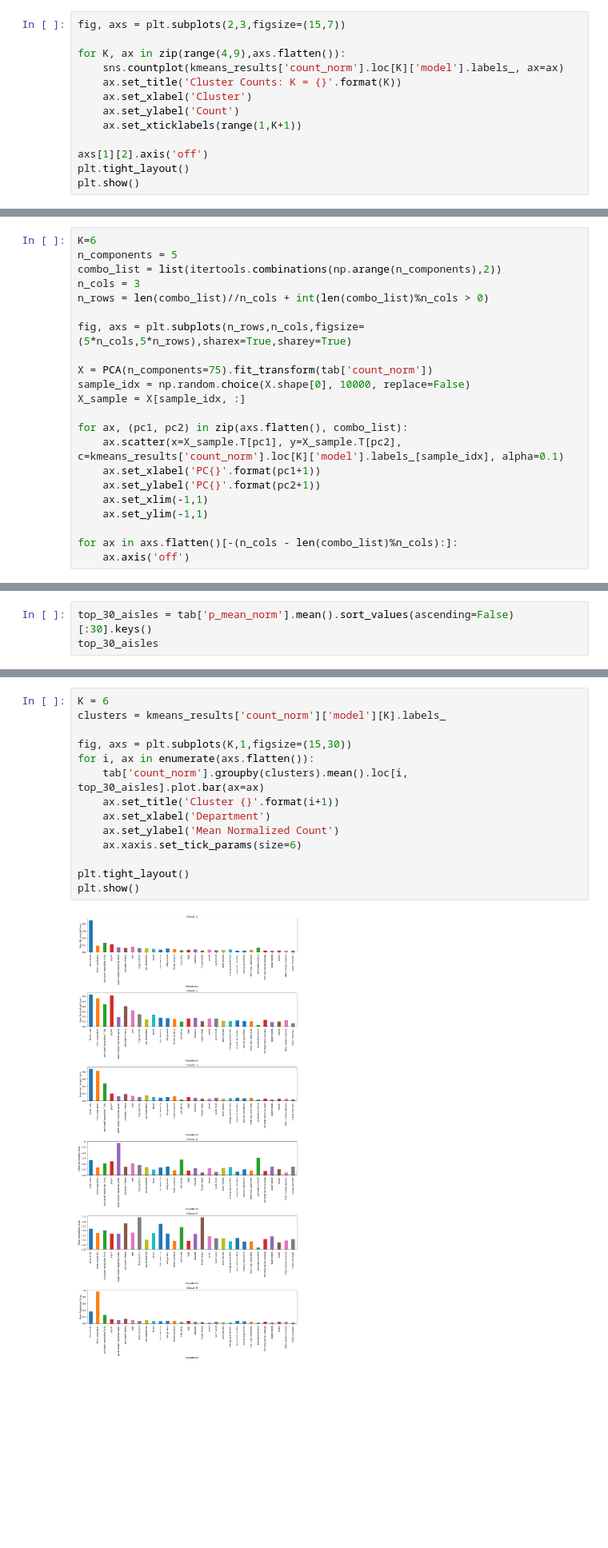
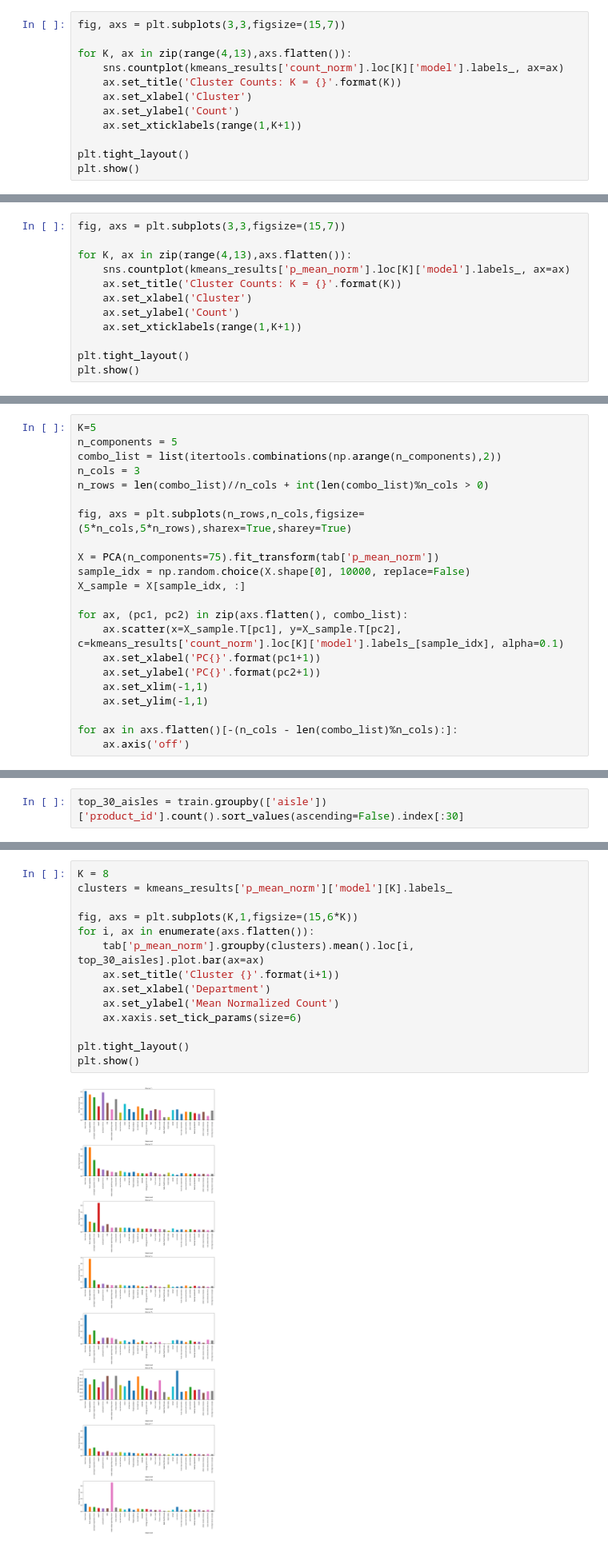
Before and after one commit to dmahler26/K2-Data-Science, a Jupyter notebook: Projects/Project #3 - Recommender System/notebooks/1_2__EDA_AisleClustering.ipynb, the cells around one changed output, grey strips where cells are left out. Shown at 80% size. Saved outputs shown, nothing was run; the diff lists cells and outputs as text; blank space fills up the shorter version.

```diff
--- a/Projects/Project #3 - Recommender System/notebooks/1_2__EDA_AisleClustering.ipynb
+++ b/Projects/Project #3 - Recommender System/notebooks/1_2__EDA_AisleClustering.ipynb
@@ -293,14 +316,13 @@ plt.show()
 # %%
-fig, axs = plt.subplots(2,3,figsize=(15,7))
+fig, axs = plt.subplots(3,3,figsize=(15,7))
 
-for K, ax in zip(range(4,9),axs.flatten()):
+for K, ax in zip(range(4,13),axs.flatten()):
     sns.countplot(kmeans_results['count_norm'].loc[K]['model'].labels_, ax=ax)
     ax.set_title('Cluster Counts: K = {}'.format(K))
     ax.set_xlabel('Cluster')
     ax.set_ylabel('Count')
     ax.set_xticklabels(range(1,K+1))
 
-axs[1][2].axis('off')
 plt.tight_layout()
 plt.show()
 # %% [output]
@@ -307,0 +330,12 @@ plt.show()
+# %%
+fig, axs = plt.subplots(3,3,figsize=(15,7))
+
+for K, ax in zip(range(4,13),axs.flatten()):
+    sns.countplot(kmeans_results['p_mean_norm'].loc[K]['model'].labels_, ax=ax)
+    ax.set_title('Cluster Counts: K = {}'.format(K))
+    ax.set_xlabel('Cluster')
+    ax.set_ylabel('Count')
+    ax.set_xticklabels(range(1,K+1))
+
+plt.tight_layout()
+plt.show()
@@ -308,5 +348,5 @@ plt.show()
 # %%
-K=6
+K=5
 n_components = 5
 combo_list = list(itertools.combinations(np.arange(n_components),2))
 n_cols = 3
@@ -314,7 +354,7 @@ n_rows = len(combo_list)//n_cols + int(len(combo_list)%n_cols > 0)
 
 fig, axs = plt.subplots(n_rows,n_cols,figsize=(5*n_cols,5*n_rows),sharex=True,sharey=True)
 
-X = PCA(n_components=75).fit_transform(tab['count_norm'])
+X = PCA(n_components=75).fit_transform(tab['p_mean_norm'])
 sample_idx = np.random.choice(X.shape[0], 10000, replace=False)
 X_sample = X[sample_idx, :]
 
@@ -332,3 +376,2 @@ for ax in axs.flatten()[-(n_cols - len(combo_list)%n_cols):]:
 # %%
-top_30_aisles = tab['p_mean_norm'].mean().sort_values(ascending=False)[:30].keys()
-top_30_aisles
+top_30_aisles = train.groupby(['aisle'])['product_id'].count().sort_values(ascending=False).index[:30]
@@ -345,16 +378,16 @@ Index(['fresh fruits', 'fresh vegetables', 'packaged vegetables fruits',
 # %%
-K = 6
-clusters = kmeans_results['count_norm']['model'][K].labels_
+K = 8
+clusters = kmeans_results['p_mean_norm']['model'][K].labels_
 
-fig, axs = plt.subplots(K,1,figsize=(15,30))
+fig, axs = plt.subplots(K,1,figsize=(15,6*K))
 for i, ax in enumerate(axs.flatten()):
-    tab['count_norm'].groupby(clusters).mean().loc[i, top_30_aisles].plot.bar(ax=ax)
+    tab['p_mean_norm'].groupby(clusters).mean().loc[i, top_30_aisles].plot.bar(ax=ax)
     ax.set_title('Cluster {}'.format(i+1))
     ax.set_xlabel('Department')
     ax.set_ylabel('Mean Normalized Count')
     ax.xaxis.set_tick_params(size=6)
 
 plt.tight_layout()
 plt.show()
 # %% [output]
-[figure, old version]
+[figure, new version]
```
Also changed, not shown: parts of 77 cells of this notebook, 11 other files.
